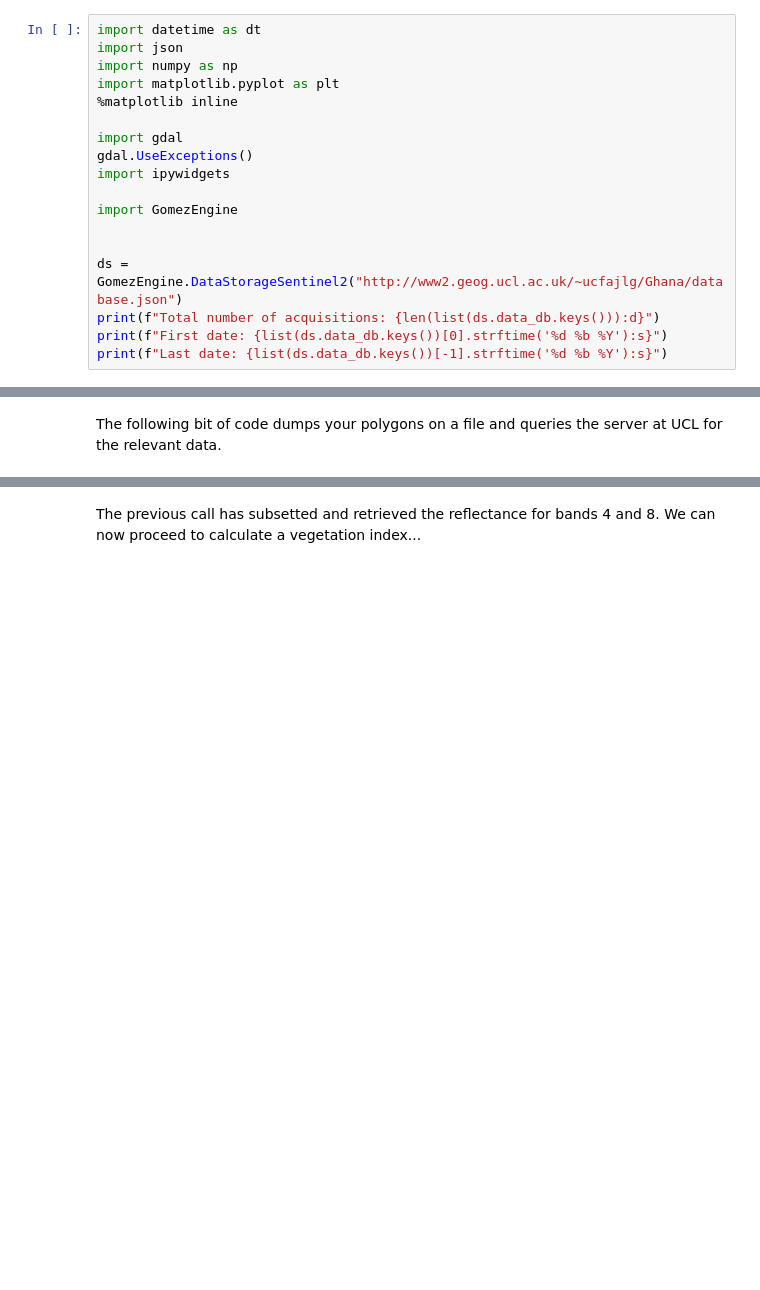
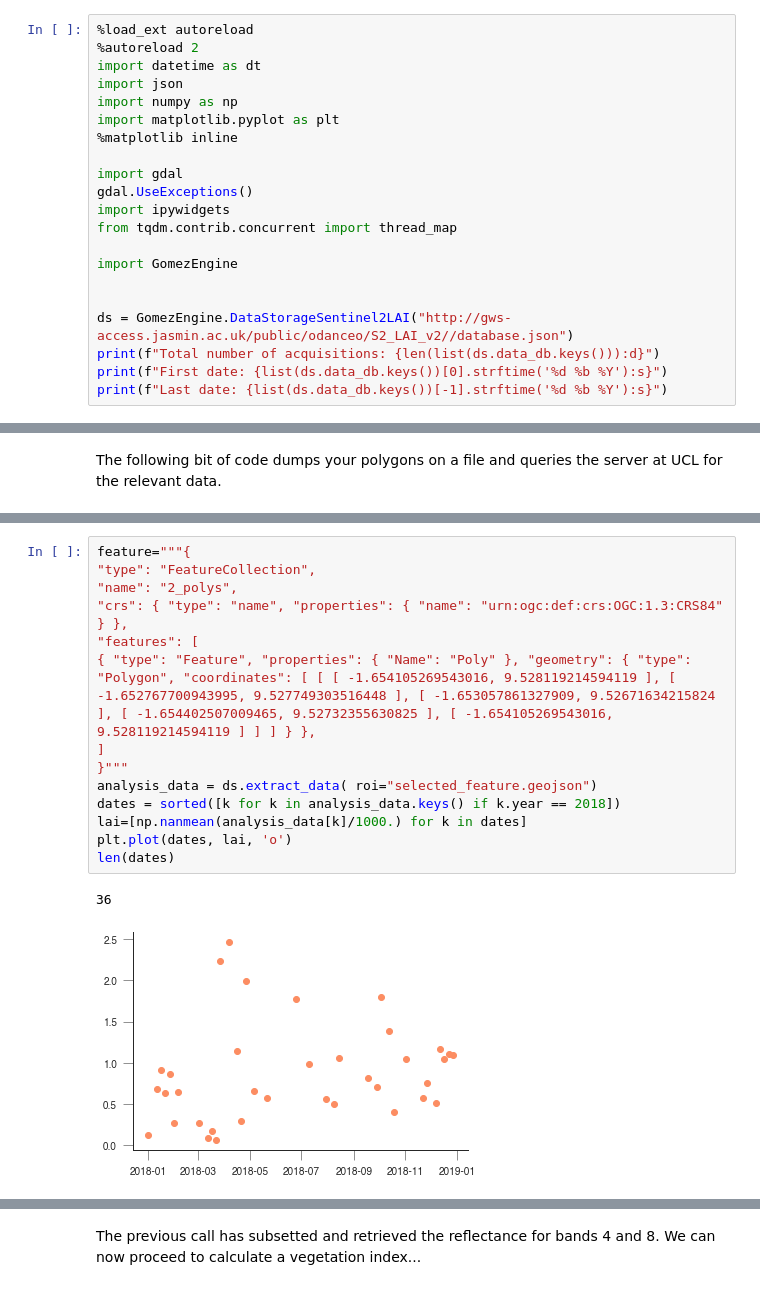
Before and after one commit to jgomezdans/demo_ghana, a Jupyter notebook: 02-Sentinel2_LAI.ipynb, the cells around one changed output, grey strips where cells are left out. Cells and saved outputs as stored; diff of their text form; blank space fills up the shorter version.

```diff
--- a/examine_data.ipynb
+++ b/02-Sentinel2_LAI.ipynb
@@ -19,6 +19,8 @@ Note that all the data is being accessed remotely, so it can take a little while
 
 The remote server has a database of file holdings. In this case, it's data over two Sentinel-2 tiles, but this could be anything. We have a S2 object just for that.
 # %%
+%load_ext autoreload
+%autoreload 2
 import datetime as dt
 import json
 import numpy as np
@@ -28,11 +30,12 @@ import matplotlib.pyplot as plt
 import gdal
 gdal.UseExceptions()
 import ipywidgets
+from tqdm.contrib.concurrent import thread_map
 
 import GomezEngine
 
 
-ds = GomezEngine.DataStorageSentinel2("http://www2.geog.ucl.ac.uk/~ucfajlg/Ghana/database.json")
+ds = GomezEngine.DataStorageSentinel2LAI("http://gws-access.jasmin.ac.uk/public/odanceo/S2_LAI_v2//database.json")
 print(f"Total number of acquisitions: {len(list(ds.data_db.keys())):d}")
 print(f"First date: {list(ds.data_db.keys())[0].strftime('%d %b %Y'):s}")
 print(f"Last date: {list(ds.data_db.keys())[-1].strftime('%d %b %Y'):s}")
@@ -81,0 +84,17 @@ analysis_data = ds.extract_band(["B04", "B08"], roi="selected_feature.geojson")
+# %%
+feature="""{
+"type": "FeatureCollection",
+"name": "2_polys",
+"crs": { "type": "name", "properties": { "name": "urn:ogc:def:crs:OGC:1.3:CRS84" } },
+"features": [
+{ "type": "Feature", "properties": { "Name": "Poly" }, "geometry": { "type": "Polygon", "coordinates": [ [ [ -1.654105269543016, 9.528119214594119 ], [ -1.652767700943995, 9.527749303516448 ], [ -1.653057861327909, 9.52671634215824 ], [ -1.654402507009465, 9.52732355630825 ], [ -1.654105269543016, 9.528119214594119 ] ] ] } },
+]
+}"""
+analysis_data = ds.extract_data( roi="selected_feature.geojson")
+dates = sorted([k for k in analysis_data.keys() if k.year == 2018])
+lai=[np.nanmean(analysis_data[k]/1000.) for k in dates]
+plt.plot(dates, lai, 'o')
+len(dates)
+# %% [output]
+36
+[figure, added]
```
Also changed, not shown: parts of 6 cells of this notebook, 3 other files.
